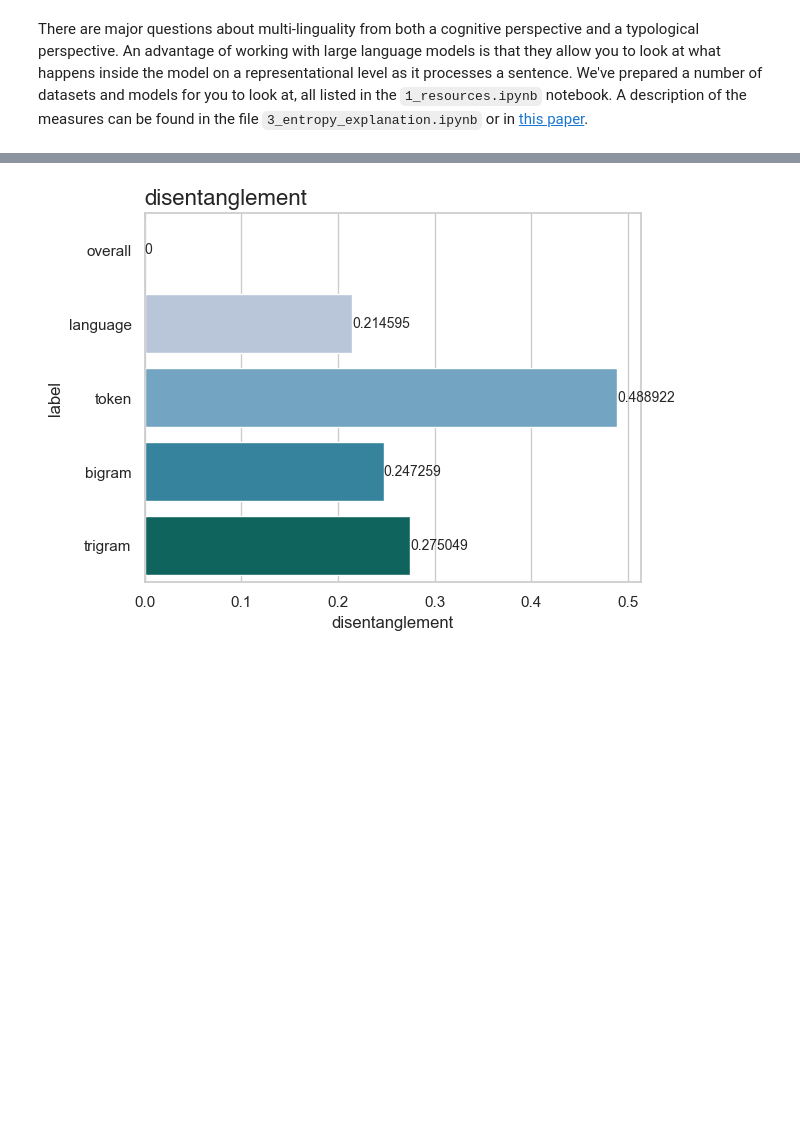
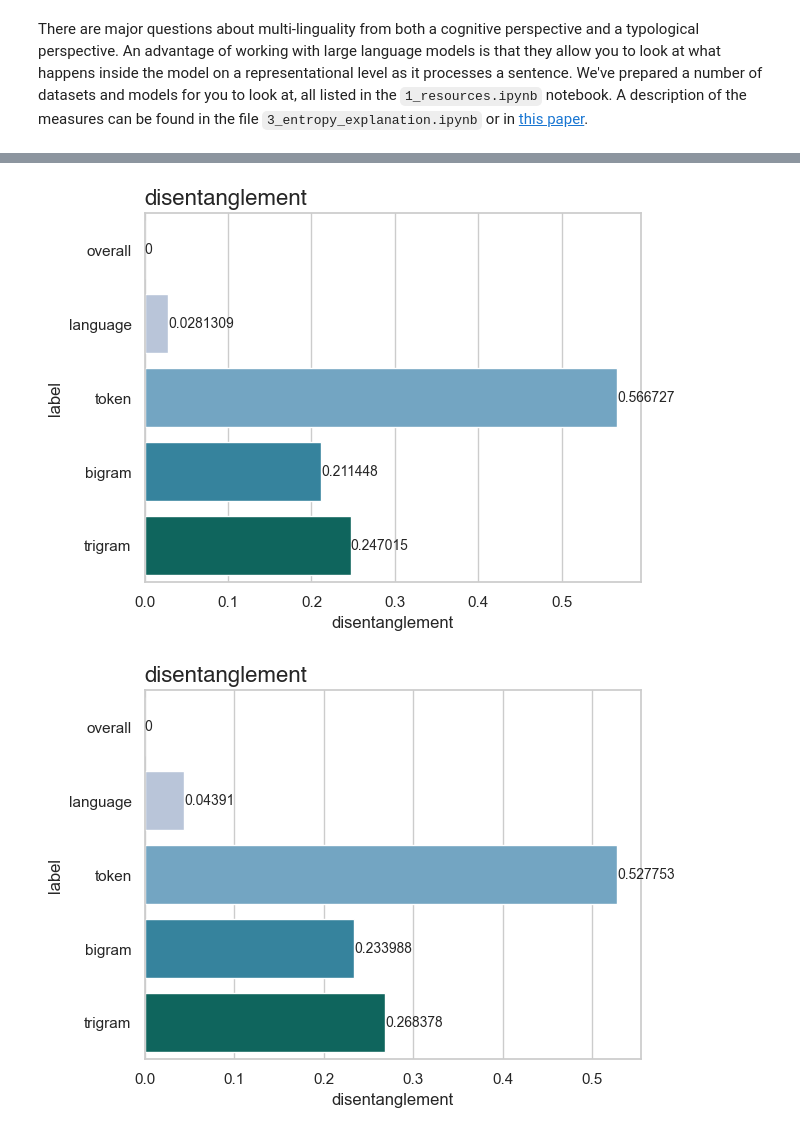
Before and after one commit to ANN-HumLang/ANN-HumLang-tutorials, a Jupyter notebook: entropy/0_analysis.ipynb, the cells around one changed output, grey strips where cells are left out. Drawn from its saved outputs; the diff is of its cells as text; code cells hidden in the pictures; blank space fills up the shorter version.

Commit message:
working pipeline for across layers measures of disantanglement

```diff
--- a/entropy/0_analysis.ipynb
+++ b/entropy/0_analysis.ipynb
@@ -56,3 +70,6 @@ results_df
 # %%
-analyser.plot_residual(results_df) #builds a pie chart of the residual
+import matplotlib.pyplot as plt
+for i in range(len(results_df)):
+    analyser.plot_residual(results_df[i]) #builds a pie chart of the residual
+    plt.show()
 # %% [output]
@@ -60,4 +82,7 @@ analyser.plot_residual(results_df) #builds a pie chart of the residual
 # %%
-analyser.plot(results_df, measure='disentanglement') #generates a bar plot of any measure
+for i in range(len(results_df)):
+    analyser.plot(results_df[i], measure='disentanglement') #generates a bar plot of any measure
+    plt.show()
 # %% [output]
-[figure, old version]
+[figure, new version]
+[figure, added]
```
Also changed, not shown: parts of 4 cells of this notebook, 3 other files.
